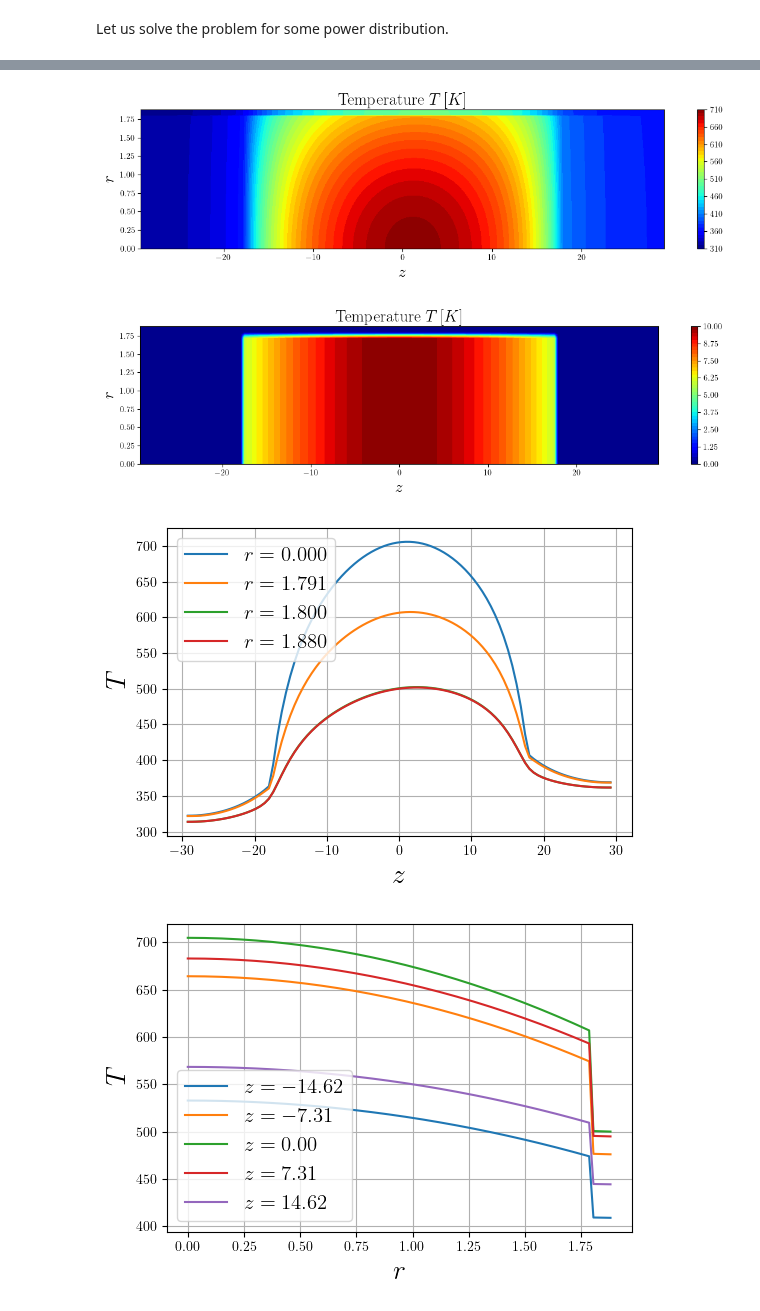
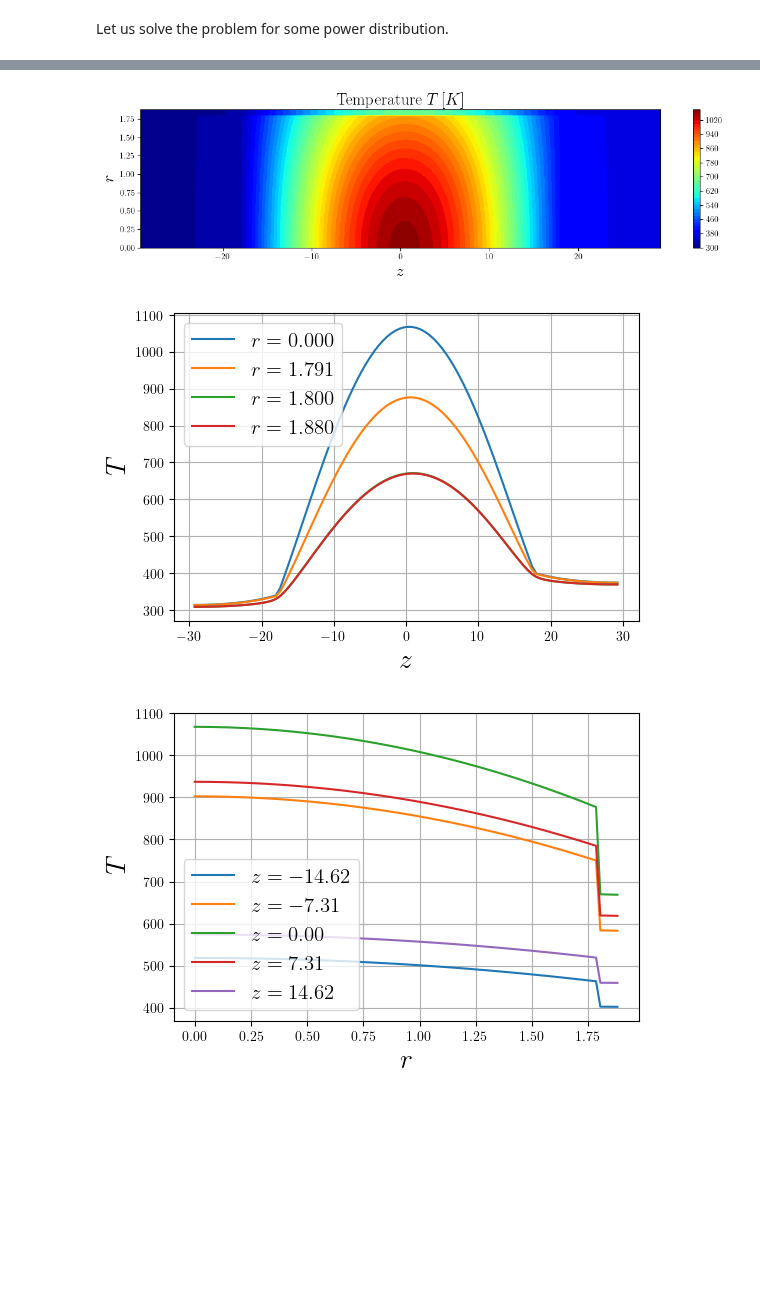
Before and after one commit to Steriva/FEniCSx-tutorials, a Jupyter notebook: 2D/Heat Equation/Steady/pin_solid.ipynb, the cells around one changed output, grey strips where cells are left out. Drawn from its saved outputs; the diff is of its cells as text; code cells hidden in the pictures; blank space fills up the shorter version.

```diff
--- a/2D/Heat Equation/Steady/pin_solid.ipynb
+++ b/2D/Heat Equation/Steady/pin_solid.ipynb
@@ -346,24 +382,14 @@ TH.assemble(h, water_out_marker)
 # %%
-L = 29.25 * 2
-L_active =
-
-fuel_or = 1.791
-clad_ir = 1.800
-clad_or = 1.880
-
-power_fun = lambda x, y: 10 * np.cos(np.pi*(x/L)) + 0.0 * y
-T_b_fun = lambda x, y: 300 + 25 * (np.sin(np.pi*(x/L)) + 1)
-sol = TH.solve(power_fun, T_b_fun)
+sol = TH.solve( power_fun, lambda x, y: T_b_fun(x) )
 
 TH.plot2D(sol, L, clad_or, 'T_snap')
-TH.power_fun = Function(TH.funSpace)
-TH.power_fun.interpolate( fem.Expression( TH.is_fuel * TH.q, TH.funSpace.element.interpolation_points() ))
-TH.plot2D(TH.power_fun, L, clad_or, 'power')
+# TH.power_fun = Function(TH.funSpace)
+# TH.power_fun.interpolate( fem.Expression( TH.is_fuel * TH.q, TH.funSpace.element.interpolation_points() ))
+# TH.plot2D(TH.power_fun, L, clad_or, 'power')
 # TH.plot2D(TH.k, L, clad_or, 'th_cond')
 TH.plot1D_x(sol, L, fuel_or, clad_ir, clad_or, 'AxialPlot')
 TH.plot1D_y(sol, L, clad_or, 'RadialPlots')
 # %% [output]
-[figure, old version]
+[figure, new version]
-[figure, old version]
+[figure, new version]
-[figure, old version]
+[figure, new version]
-[figure, removed]
```
Also changed, not shown: parts of 1 cell of this notebook.
